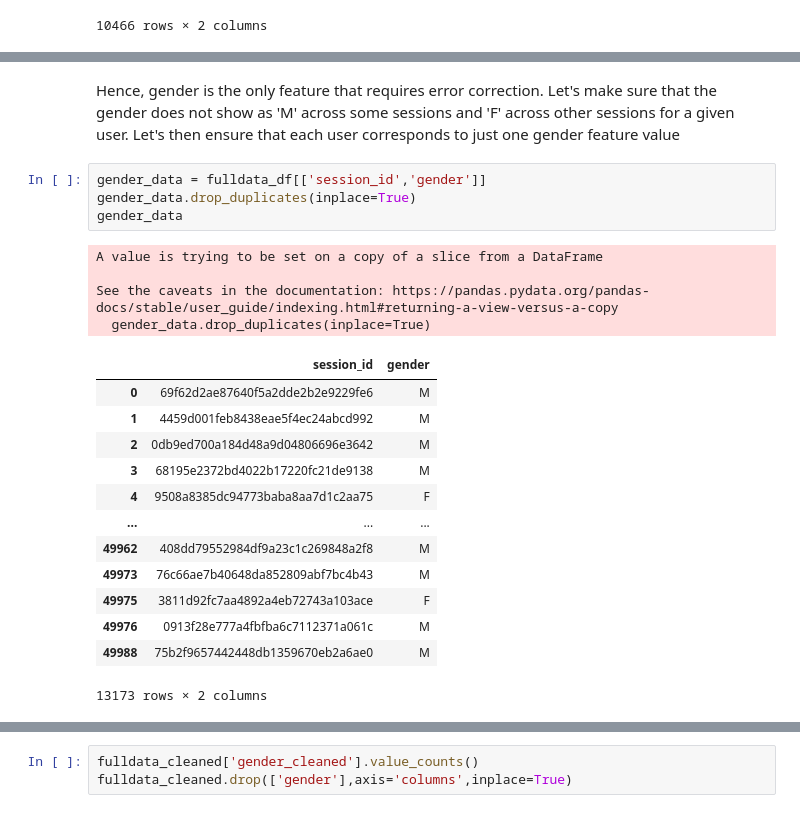
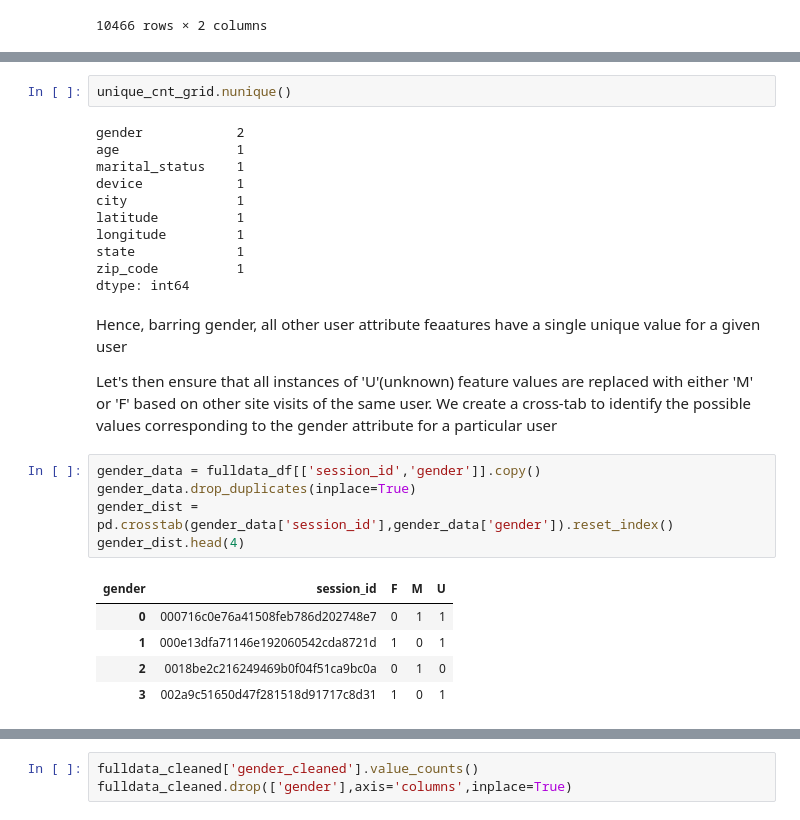
Before and after one commit to sanjeeth-baliga/The-Learning-Expedition, a Jupyter notebook: data-viz-challenge-segmentation.ipynb, the cells around one changed output, grey strips where cells are left out. Saved outputs shown, nothing was run; the diff lists cells and outputs as text.

```diff
--- a/data-viz-challenge-segmentation.ipynb
+++ b/data-viz-challenge-segmentation.ipynb
@@ -264,24 +210,28 @@ dtype: int64
-# %% [markdown]
-Hence, gender is the only feature that requires error correction. Let's make sure that the gender does not show as 'M' across some sessions and 'F' across other sessions for a given user. Let's then ensure that each user corresponds to just one gender feature value
+# %%
+unique_cnt_grid.nunique()
+# %% [output]
+gender            2
+age               1
+marital_status    1
+device            1
+city              1
+latitude          1
+longitude         1
+state             1
+zip_code          1
+dtype: int64
+# %% [markdown]
+Hence, barring gender, all other user attribute feaatures have a single unique value for a given user
+
+Let's then ensure that all instances of 'U'(unknown) feature values are replaced with either 'M' or 'F' based on other site visits of the same user. We create a cross-tab to identify the possible values corresponding to the gender attribute for a particular user
 # %%
-gender_data = fulldata_df[['session_id','gender']]
+gender_data = fulldata_df[['session_id','gender']].copy()
 gender_data.drop_duplicates(inplace=True)
-gender_data
+gender_dist = pd.crosstab(gender_data['session_id'],gender_data['gender']).reset_index()
+gender_dist.head(4)
 # %% [output]
-A value is trying to be set on a copy of a slice from a DataFrame
-
-See the caveats in the documentation: https://pandas.pydata.org/pandas-docs/stable/user_guide/indexing.html#returning-a-view-versus-a-copy
-  gender_data.drop_duplicates(inplace=True)
-|  | session_id | gender |
-| 0 | 69f62d2ae87640f5a2dde2b2e9229fe6 | M |
-| 1 | 4459d001feb8438eae5f4ec24abcd992 | M |
-| 2 | 0db9ed700a184d48a9d04806696e3642 | M |
-| 3 | 68195e2372bd4022b17220fc21de9138 | M |
-| 4 | 9508a8385dc94773baba8aa7d1c2aa75 | F |
-| ... | ... | ... |
-| 49962 | 408dd79552984df9a23c1c269848a2f8 | M |
-| 49973 | 76c66ae7b40648da852809abf7bc4b43 | M |
-| 49975 | 3811d92fc7aa4892a4eb72743a103ace | F |
-| 49976 | 0913f28e777a4fbfba6c7112371a061c | M |
-| 49988 | 75b2f9657442448db1359670eb2a6ae0 | M |
+| gender | session_id | F | M | U |
+| 0 | 000716c0e76a41508feb786d202748e7 | 0 | 1 | 1 |
+| 1 | 000e13dfa71146e192060542cda8721d | 1 | 0 | 1 |
+| 2 | 0018be2c216249469b0f04f51ca9bc0a | 0 | 1 | 0 |
+| 3 | 002a9c51650d47f281518d91717c8d31 | 1 | 0 | 1 |
-13173 rows × 2 columns
```
Also changed, not shown: parts of 121 cells of this notebook.
